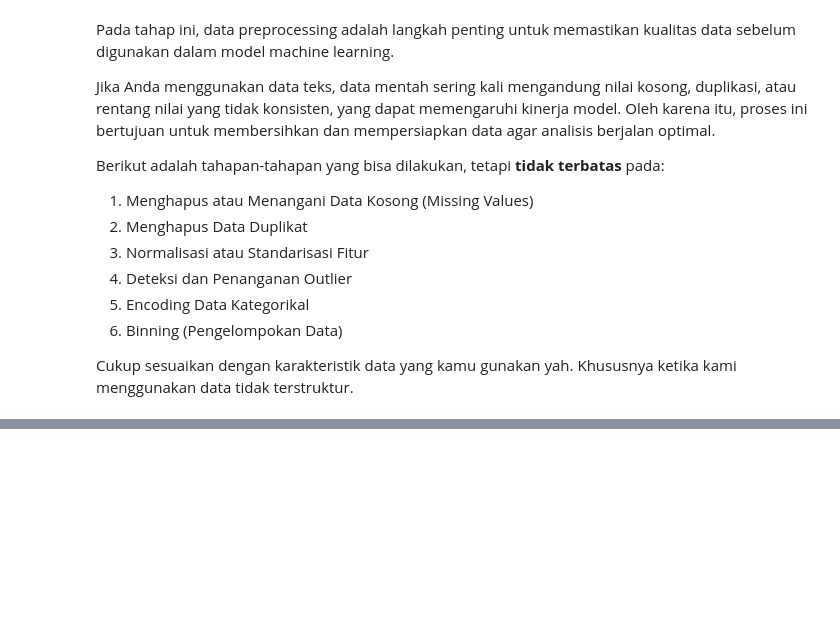
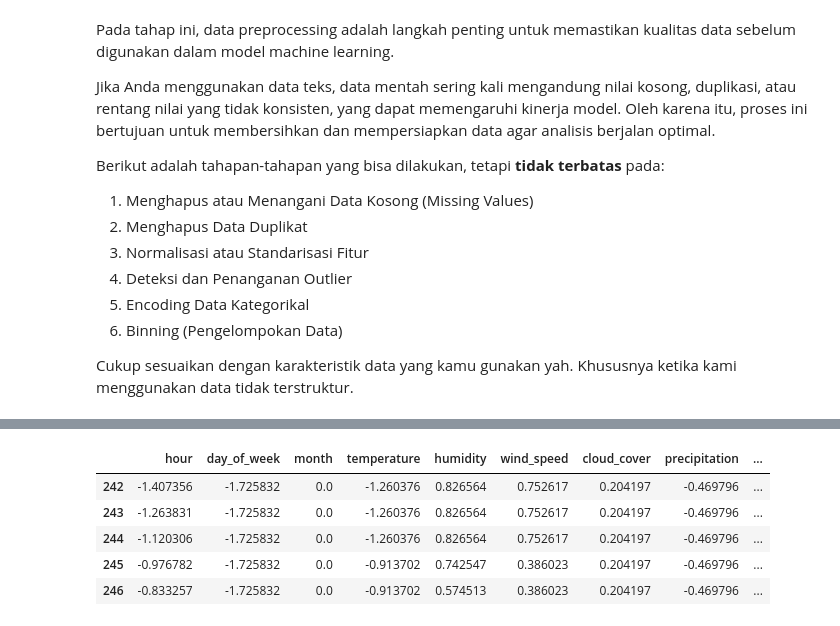
Before and after one commit to f2rra/Eksperimen_SML_Fathur, a Jupyter notebook: preprocessing/Eksperimen_Fathur-Rahman-Al-Farizy.ipynb, the cells around one changed output, grey strips where cells are left out. Cells and saved outputs as stored; diff of their text form; code cells hidden in the pictures; blank space fills up the shorter version.

```diff
--- a/preprocessing/Eksperimen_Fathur-Rahman-Al-Farizy.ipynb
+++ b/preprocessing/Eksperimen_Fathur-Rahman-Al-Farizy.ipynb
@@ -161,0 +216,12 @@ preprocessed_df.tail()
+# %%
+# 7. Simpan dataframe yang sudah dipreprocess
+preprocessed_df = pd.DataFrame(preprocessed_data, columns=clean_feature_names)
+preprocessed_df.to_csv("weather_preprocessed.csv", index=False)
+preprocessed_df.tail()
+# %% [output]
+|  | hour | day_of_week | month | temperature | humidity | wind_speed | cloud_cover | precipitation | ... |
+| 242 | -1.407356 | -1.725832 | 0.0 | -1.260376 | 0.826564 | 0.752617 | 0.204197 | -0.469796 | ... |
+| 243 | -1.263831 | -1.725832 | 0.0 | -1.260376 | 0.826564 | 0.752617 | 0.204197 | -0.469796 | ... |
+| 244 | -1.120306 | -1.725832 | 0.0 | -1.260376 | 0.826564 | 0.752617 | 0.204197 | -0.469796 | ... |
+| 245 | -0.976782 | -1.725832 | 0.0 | -0.913702 | 0.742547 | 0.386023 | 0.204197 | -0.469796 | ... |
+| 246 | -0.833257 | -1.725832 | 0.0 | -0.913702 | 0.574513 | 0.386023 | 0.204197 | -0.469796 | ... |
```
Also changed, not shown: parts of 14 cells of this notebook, 2 other files.
